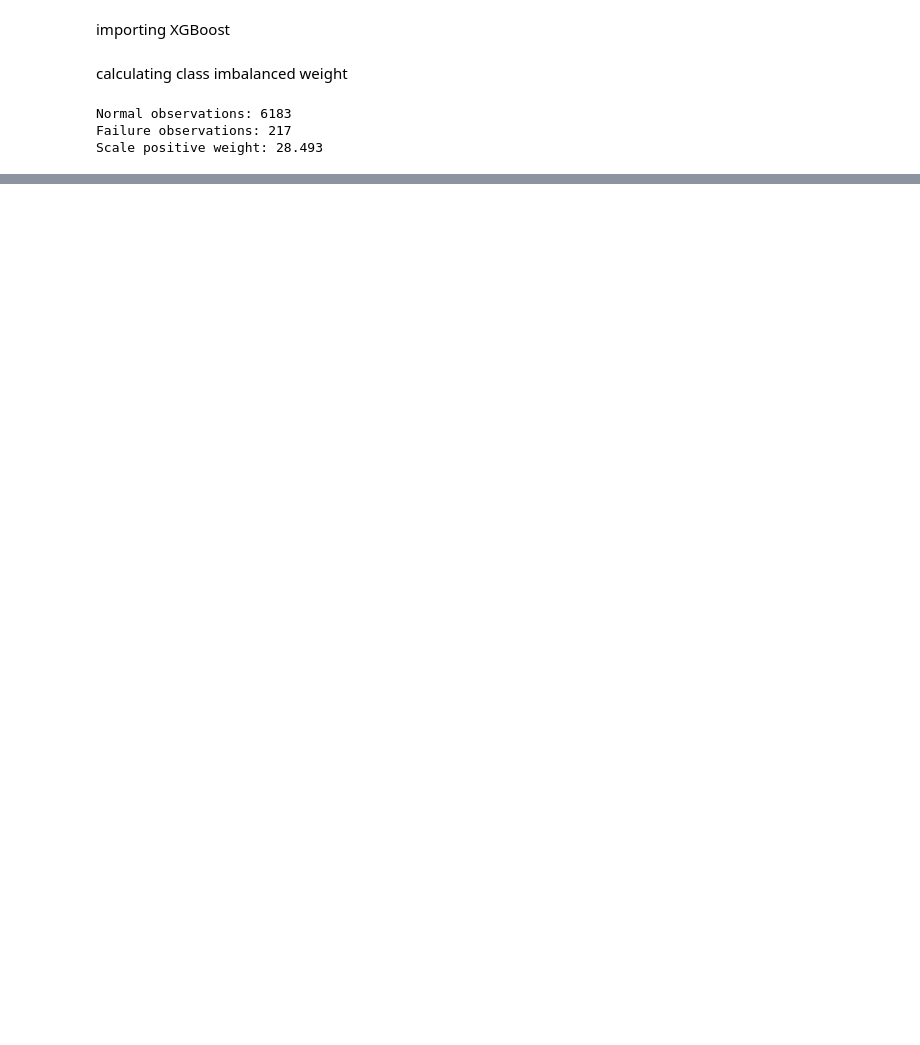
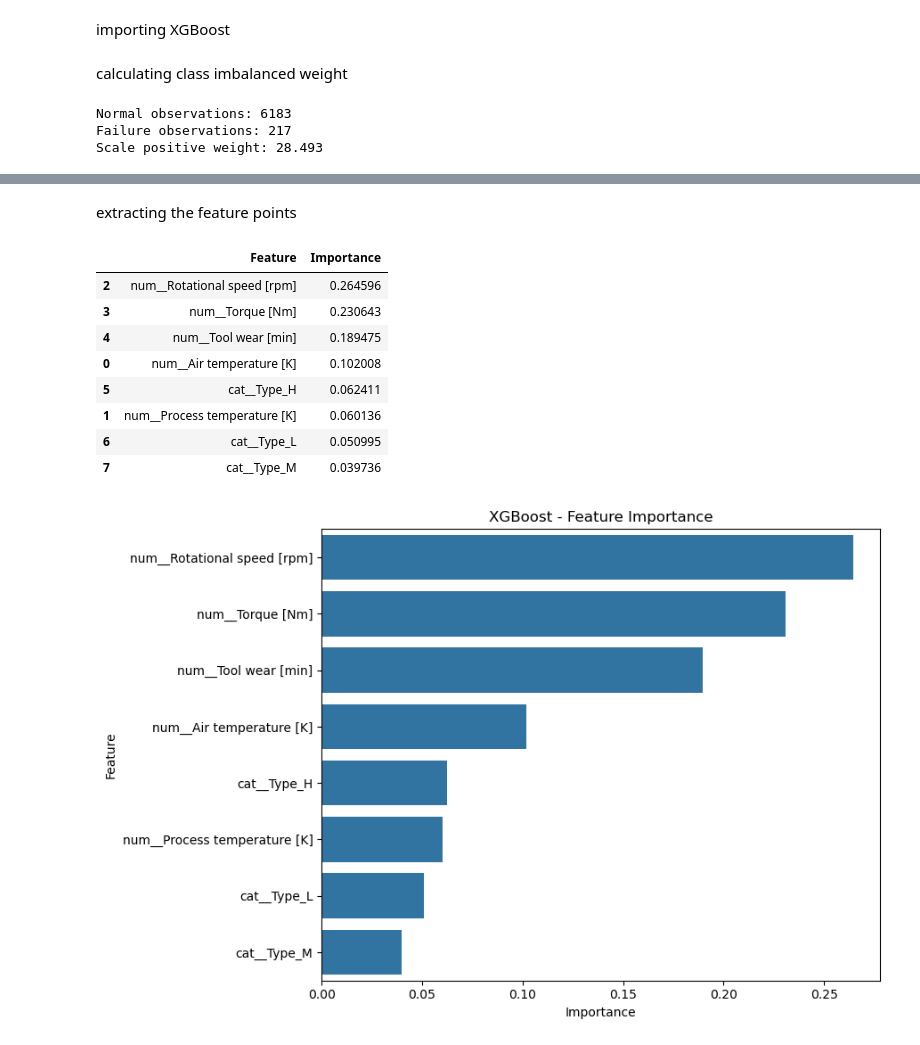
Before and after one commit to hitmanp007/Predictive-Maintenance-Intelligence-Platform, a Jupyter notebook: model_development.ipynb, the cells around one changed output, grey strips where cells are left out. Cells and saved outputs as stored; diff of their text form; code cells hidden in the pictures; blank space fills up the shorter version.

```diff
--- a/model_development.ipynb
+++ b/model_development.ipynb
@@ -720,0 +838,43 @@ Scale positive weight: 28.493
+# %% [markdown]
+extracting the feature points
+# %%
+xgb_preprocessor = xgboost_model.named_steps["preprocessing"]
+
+xgb_feature_names = xgb_preprocessor.get_feature_names_out()
+
+xgb_classifier = xgboost_model.named_steps["classifier"]
+
+xgb_importance = pd.DataFrame({
+    "Feature": xgb_feature_names,
+    "Importance": xgb_classifier.feature_importances_
+})
+
+xgb_importance = xgb_importance.sort_values(
+    by="Importance",
+    ascending=False
+)
+
+display(xgb_importance)
+
+plt.figure(figsize=(9, 6))
+
+sns.barplot(
+    data=xgb_importance,
+    x="Importance",
+    y="Feature"
+)
+
+plt.title("XGBoost - Feature Importance")
+plt.tight_layout()
+plt.show()
+# %% [output]
+|  | Feature | Importance |
+| 2 | num__Rotational speed [rpm] | 0.264596 |
+| 3 | num__Torque [Nm] | 0.230643 |
+| 4 | num__Tool wear [min] | 0.189475 |
+| 0 | num__Air temperature [K] | 0.102008 |
+| 5 | cat__Type_H | 0.062411 |
+| 1 | num__Process temperature [K] | 0.060136 |
+| 6 | cat__Type_L | 0.050995 |
+| 7 | cat__Type_M | 0.039736 |
+[figure, added]
```
Also changed, not shown: parts of 19 cells of this notebook.
